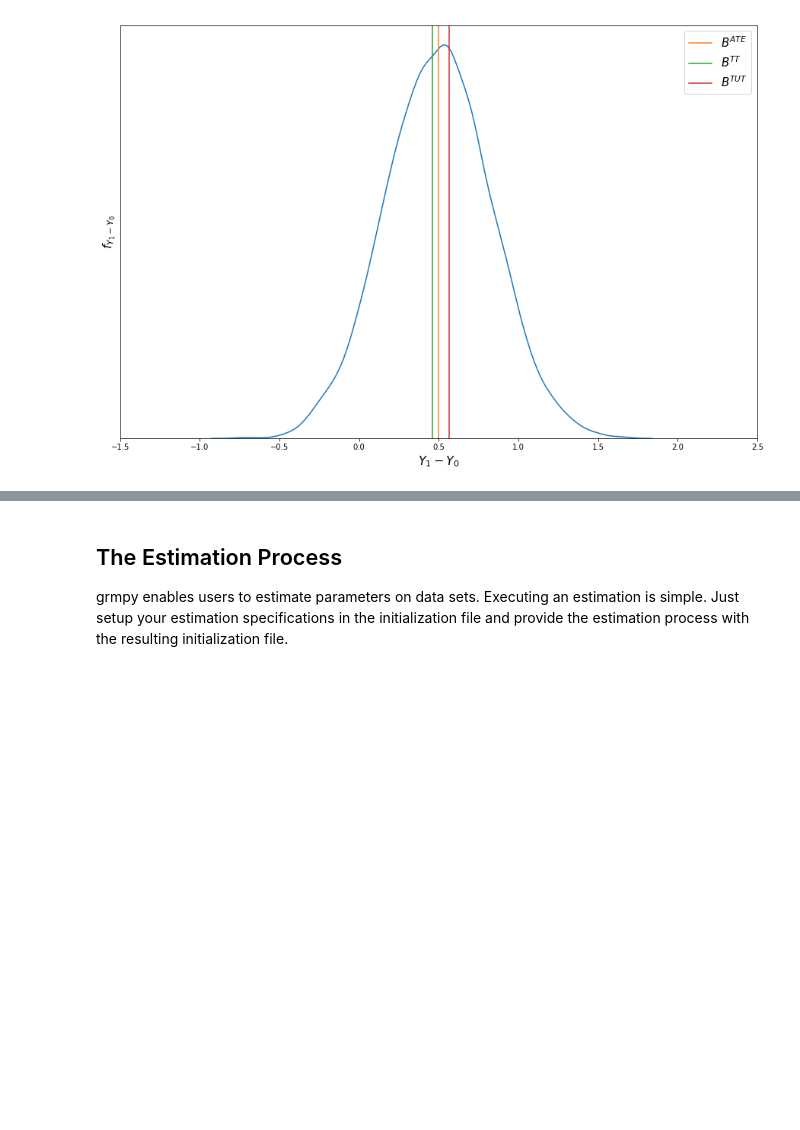
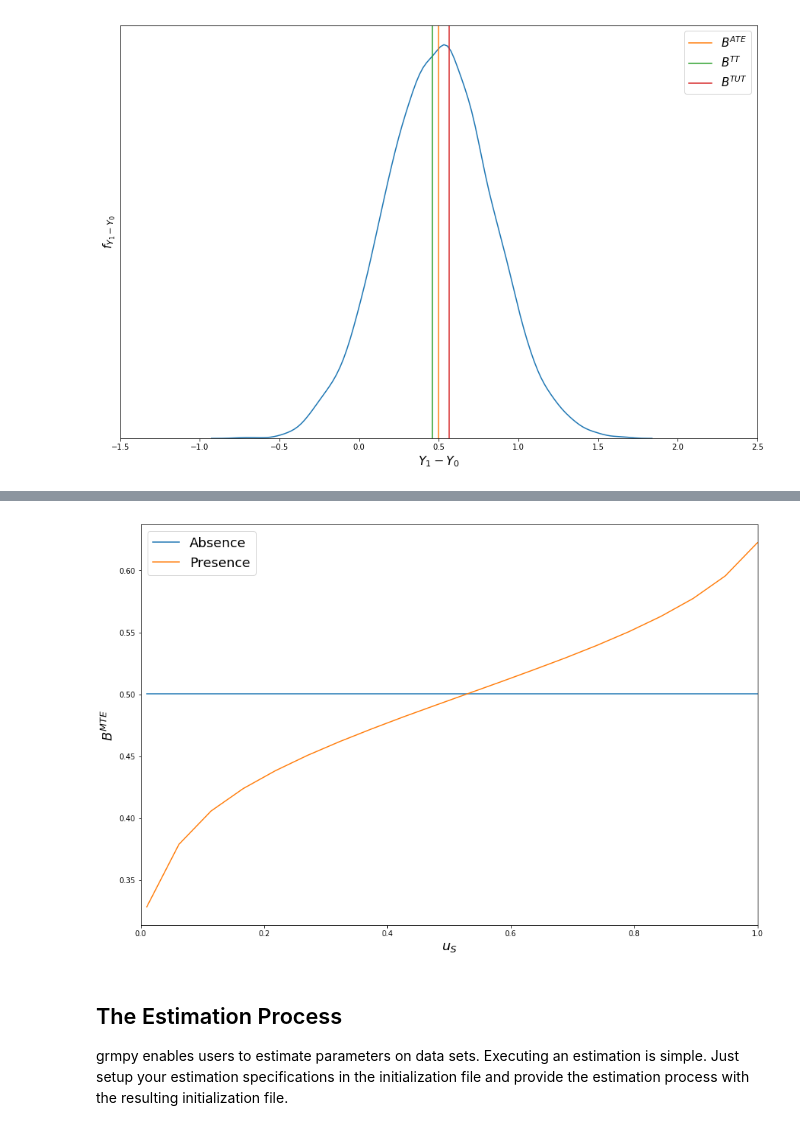
Before and after one commit to OpenSourceEconomics/grmpy, a Jupyter notebook: promotion/04_grmpy_tutorial_notebook/04_grmpy_tutorial_notebook.ipynb, the cells around one changed output, grey strips where cells are left out. Saved outputs shown, nothing was run; the diff lists cells and outputs as text; code cells hidden in the pictures; blank space fills up the shorter version.

```diff
--- a/promotion/04_grmpy_tutorial_notebook/04_grmpy_tutorial_notebook.ipynb
+++ b/promotion/04_grmpy_tutorial_notebook/04_grmpy_tutorial_notebook.ipynb
@@ -249,3 +264,7 @@ TUT: 0.5658359769033056
+# %%
+plot_marginal_effects('data.grmpy.info', 'data_eh.grmpy.info')
+# %% [output]
+[figure, added]
 # %% [markdown]
 ## The Estimation Process
 
```
Also changed, not shown: parts of 12 cells of this notebook, 4 other files.
